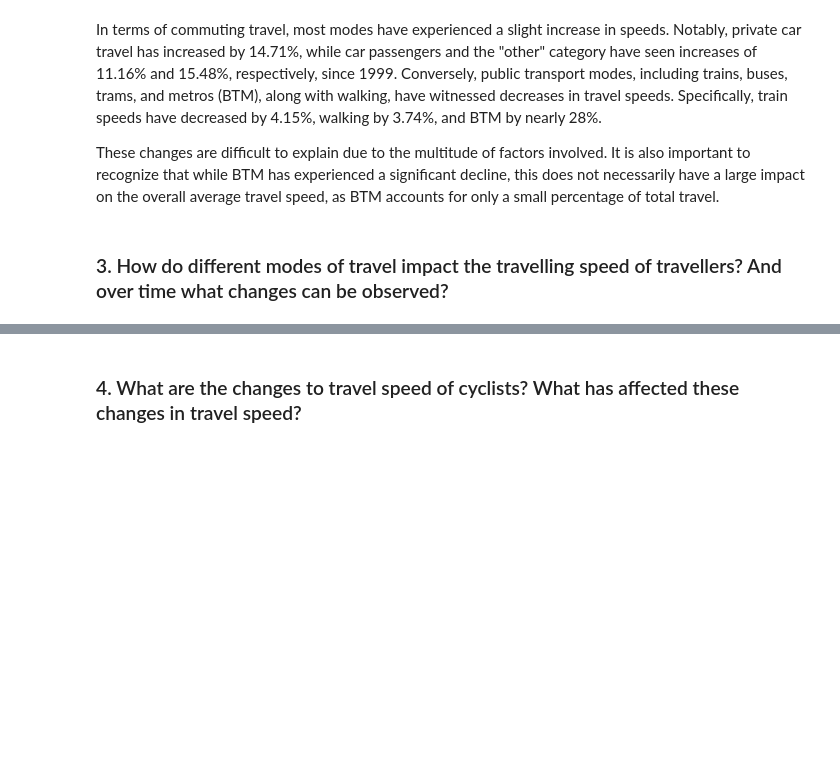
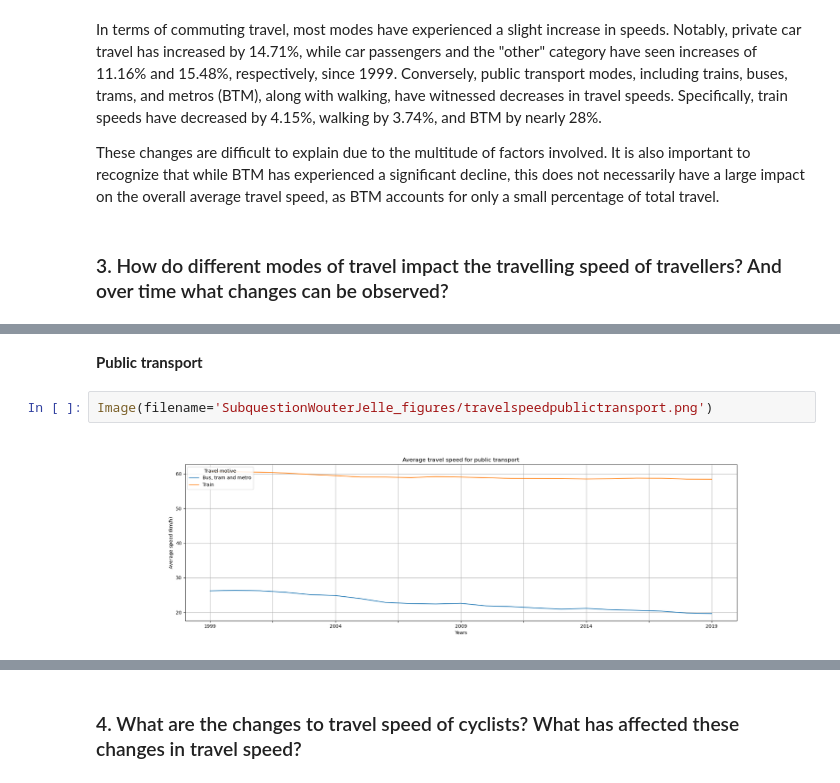
Before and after one commit to WoutevdH/TIL6020-LabAssignments, a Jupyter notebook: Final Report.ipynb, the cells around one changed output, grey strips where cells are left out. Drawn from its saved outputs; the diff is of its cells as text; blank space fills up the shorter version.

```diff
--- a/Final Report.ipynb
+++ b/Final Report.ipynb
@@ -126,0 +158,6 @@ These changes are difficult to explain due to the multitude of factors involved.
+# %% [markdown]
+**Public transport**
+# %%
+Image(filename='SubquestionWouterJelle_figures/travelspeedpublictransport.png')
+# %% [output]
+[figure, added]
```
Also changed, not shown: parts of 11 cells of this notebook.
